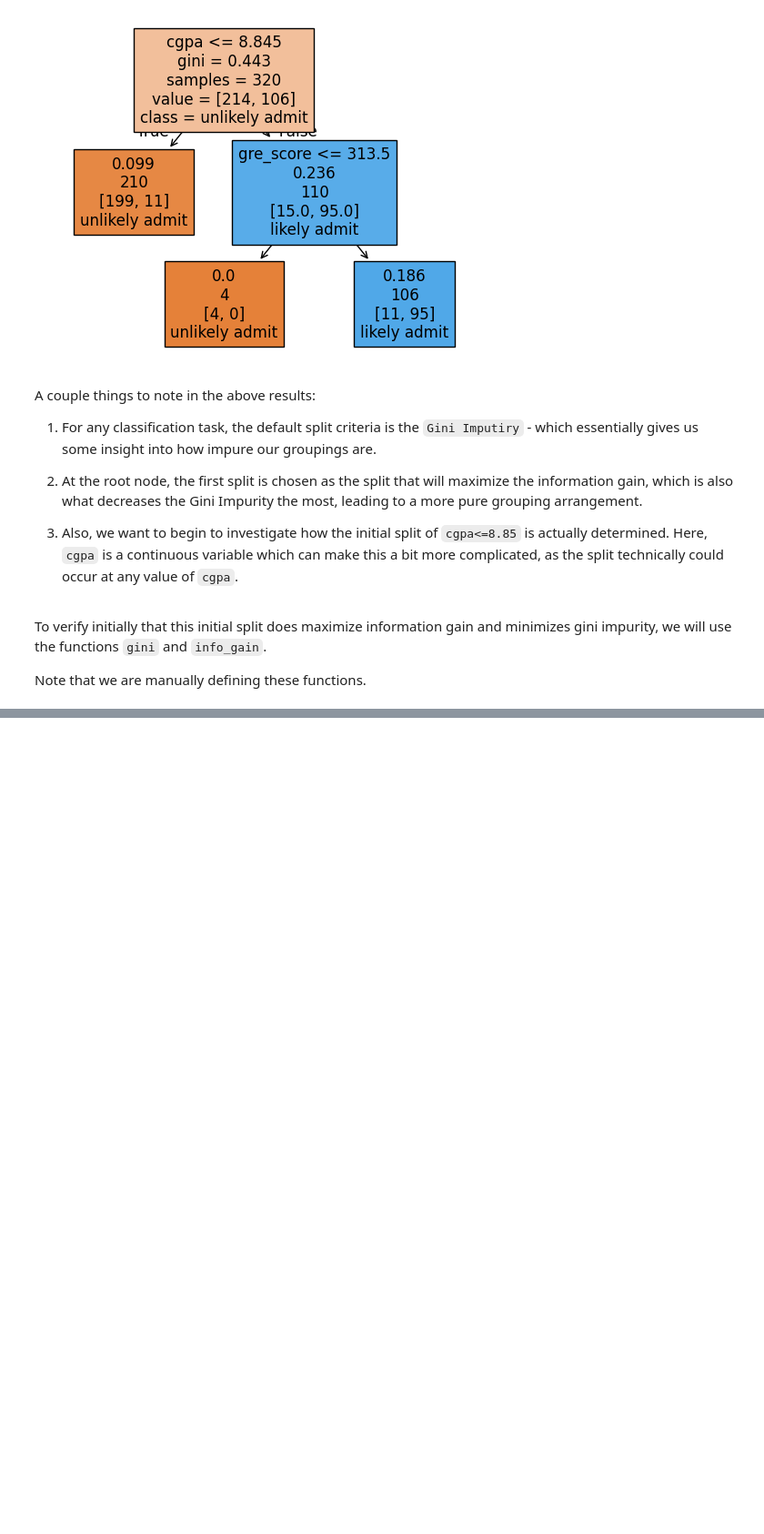
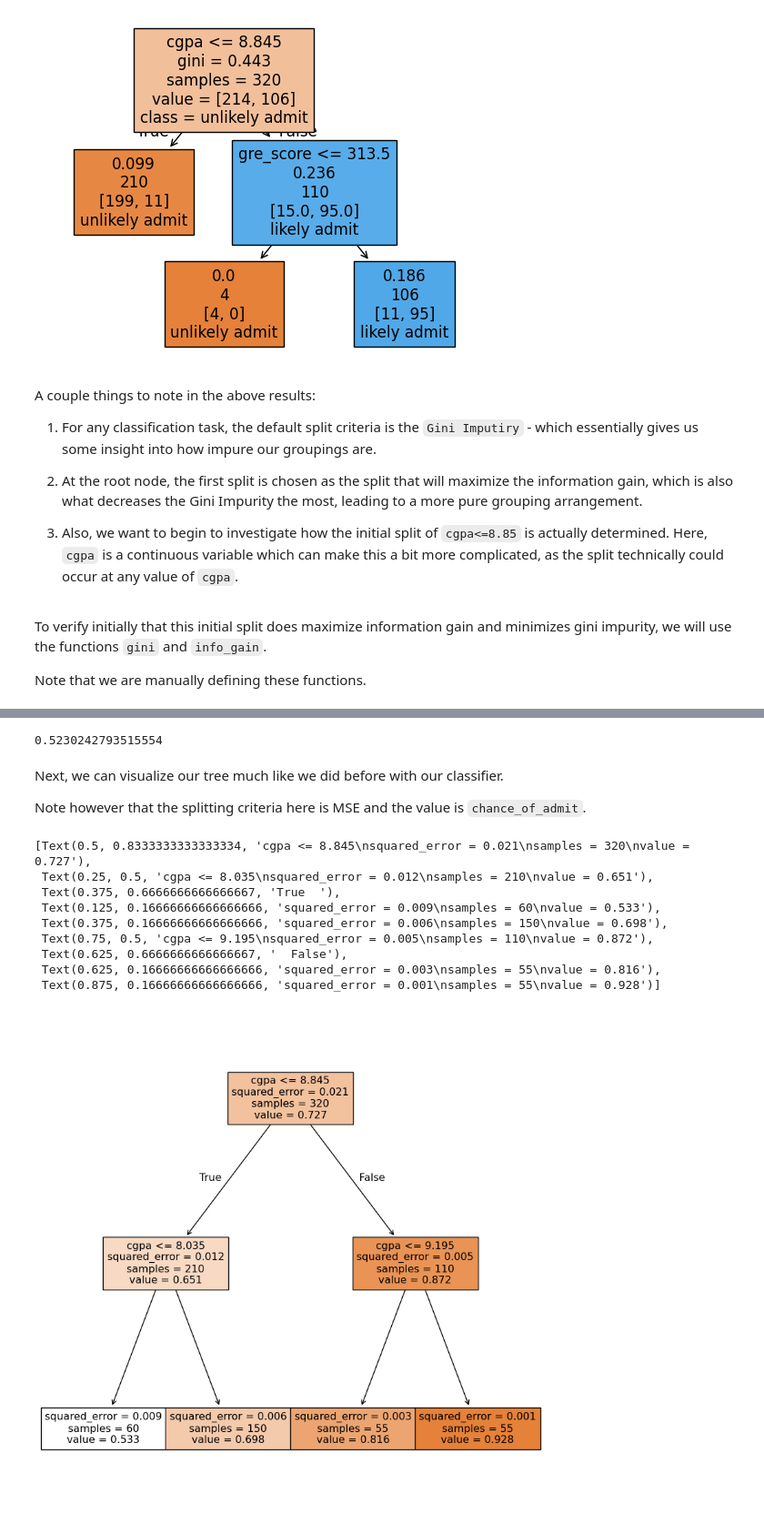
Before and after one commit to connorthomas9/Decision_Trees, a Jupyter notebook: dt_notebook.ipynb, the cells around one changed output, grey strips where cells are left out. Shown at 91% size. Saved outputs shown, nothing was run; the diff lists cells and outputs as text; code cells hidden in the pictures; blank space fills up the shorter version.

Commit message:
Update dt_notebook.ipynb
Ran regressor as well as classifier. Finished project

```diff
--- a/dt_notebook.ipynb
+++ b/dt_notebook.ipynb
@@ -111,0 +186,4 @@ Note that we are manually defining these functions.
+# %%
+# Defining our features
+X = df.loc[:, 'gre_score':'research']
+y = df['chance_of_admit']
@@ -111,0 +198,30 @@ Note that we are manually defining these functions.
+# %%
+# Creating, Fitting, and Predicting our regression model
+x_train, x_test, y_train, y_test = train_test_split(X,y, random_state=0,
+                                                    test_size=0.2)
+dt = DecisionTreeRegressor(max_depth=3, ccp_alpha=0.001)
+dt.fit(x_train, y_train)
+y_pred = dt.predict(x_test)
+print(dt.score(x_test, y_test))
+# %% [output]
+0.5230242793515554
+# %% [markdown]
+Next, we can visualize our tree much like we did before with our classifier.
+
+Note however that the splitting criteria here is MSE and the value is `chance_of_admit`.
+# %%
+# Displaying regression tree
+plt.figure(figsize=(10,10))
+tree.plot_tree(dt, feature_names = x_train.columns,
+               max_depth=2, filled=True)
+# %% [output]
+[Text(0.5, 0.8333333333333334, 'cgpa <= 8.845\nsquared_error = 0.021\nsamples = 320\nvalue = 0.727'),
+ Text(0.25, 0.5, 'cgpa <= 8.035\nsquared_error = 0.012\nsamples = 210\nvalue = 0.651'),
+ Text(0.375, 0.6666666666666667, 'True  '),
+ Text(0.125, 0.16666666666666666, 'squared_error = 0.009\nsamples = 60\nvalue = 0.533'),
+ Text(0.375, 0.16666666666666666, 'squared_error = 0.006\nsamples = 150\nvalue = 0.698'),
+ Text(0.75, 0.5, 'cgpa <= 9.195\nsquared_error = 0.005\nsamples = 110\nvalue = 0.872'),
+ Text(0.625, 0.6666666666666667, '  False'),
+ Text(0.625, 0.16666666666666666, 'squared_error = 0.003\nsamples = 55\nvalue = 0.816'),
+ Text(0.875, 0.16666666666666666, 'squared_error = 0.001\nsamples = 55\nvalue = 0.928')]
+[figure, added]
```
Also changed, not shown: parts of 17 cells of this notebook.
